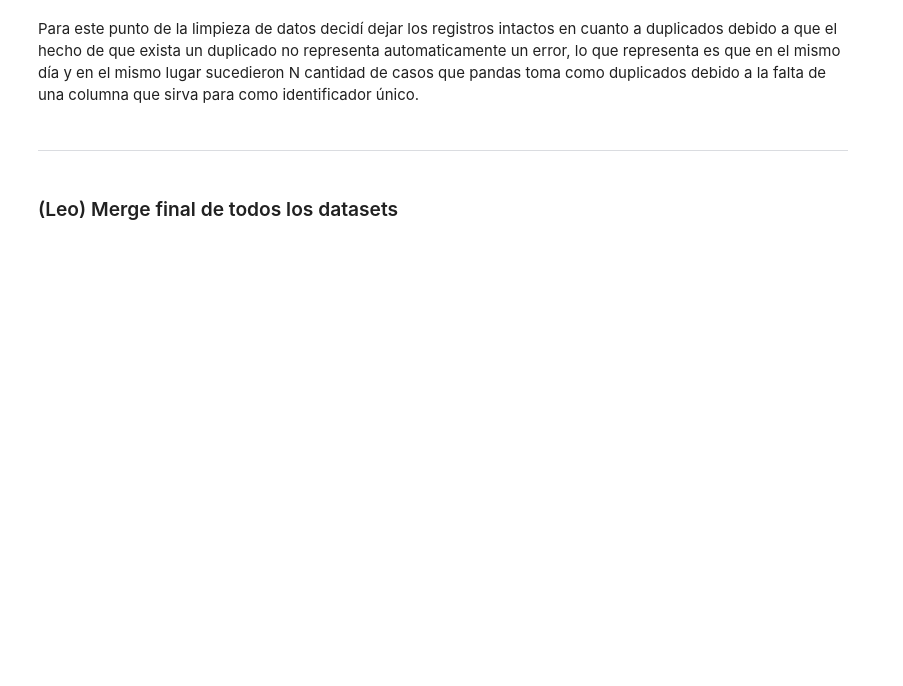
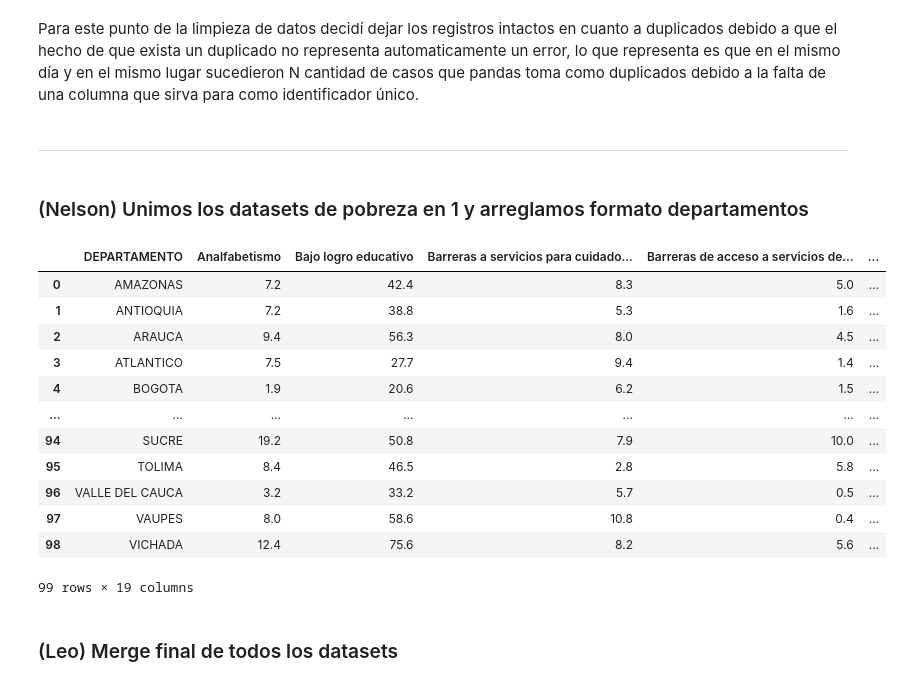
Before and after one commit to Trio-Maravilla/Proyecto-2-Data, a Jupyter notebook: Notebooks/Data_Cleaning.ipynb, the cells around one changed output. Cells and saved outputs as stored; diff of their text form; code cells hidden in the pictures; blank space fills up the shorter version.

```diff
--- a/Notebooks/Data_Cleaning.ipynb
+++ b/Notebooks/Data_Cleaning.ipynb
@@ -53,6 +53,10 @@ datasets = {
     "terrorismo": terrorismo,
     "violencia_intrafamiliar": violencia_intrafamiliar
 }
+# %%
+df_pobreza_2023 = pd.read_excel("../Data/Raw/IPM_Departamental_2023.xlsx")
+df_pobreza_2024 = pd.read_excel("../Data/Raw/IPM_Departamental_2024.xlsx")
+df_pobreza_2025 = pd.read_excel("../Data/Raw/IPM_Departamental_2025.xlsx")
 # %% [markdown]
 ---
 # %% [markdown]
@@ -356,6 +360,37 @@ Número de duplicados: 8496
 Para este punto de la limpieza de datos decidí dejar los registros intactos en cuanto a duplicados debido a que el hecho de que exista un duplicado no representa automaticamente un error, lo que representa es que en el mismo día y en el mismo lugar sucedieron N cantidad de casos que pandas toma como duplicados debido a la falta de una columna que sirva para  como identificador único.
 # %% [markdown]
 ---
+# %% [markdown]
+### (Nelson) Unimos los datasets de pobreza en 1 y arreglamos formato departamentos
+# %%
+df_pobreza_2023['ANO'] = 2023
+df_pobreza_2024['ANO'] = 2024
+df_pobreza_2025['ANO'] = 2025
+df_pobreza = pd.concat([df_pobreza_2023, df_pobreza_2024, df_pobreza_2025], ignore_index=True)
+df_pobreza["DEPARTAMENTO"] = (df_pobreza["DEPARTAMENTO"]
+                          .str.upper()
+                          .str.replace("Á", "A")
+                          .str.replace("É", "E")
+                          .str.replace("Í", "I")
+                          .str.replace("Ó", "O")
+                          .str.replace("Ú", "U")
+                        )
+# %%
+df_pobreza
+# %% [output]
+|  | DEPARTAMENTO | Analfabetismo | Bajo logro educativo | Barreras a servicios para cuidado... | Barreras de acceso a servicios de... | ... |
+| 0 | AMAZONAS | 7.2 | 42.4 | 8.3 | 5.0 | ... |
+| 1 | ANTIOQUIA | 7.2 | 38.8 | 5.3 | 1.6 | ... |
+| 2 | ARAUCA | 9.4 | 56.3 | 8.0 | 4.5 | ... |
+| 3 | ATLANTICO | 7.5 | 27.7 | 9.4 | 1.4 | ... |
+| 4 | BOGOTA | 1.9 | 20.6 | 6.2 | 1.5 | ... |
+| ... | ... | ... | ... | ... | ... | ... |
+| 94 | SUCRE | 19.2 | 50.8 | 7.9 | 10.0 | ... |
+| 95 | TOLIMA | 8.4 | 46.5 | 2.8 | 5.8 | ... |
+| 96 | VALLE DEL CAUCA | 3.2 | 33.2 | 5.7 | 0.5 | ... |
+| 97 | VAUPES | 8.0 | 58.6 | 10.8 | 0.4 | ... |
+| 98 | VICHADA | 12.4 | 75.6 | 8.2 | 5.6 | ... |
+99 rows × 19 columns
 # %% [markdown]
 ### (Leo) Merge final de todos los datasets
 # %%
```
Also changed, not shown: parts of 5 cells of this notebook, 4 other files.
